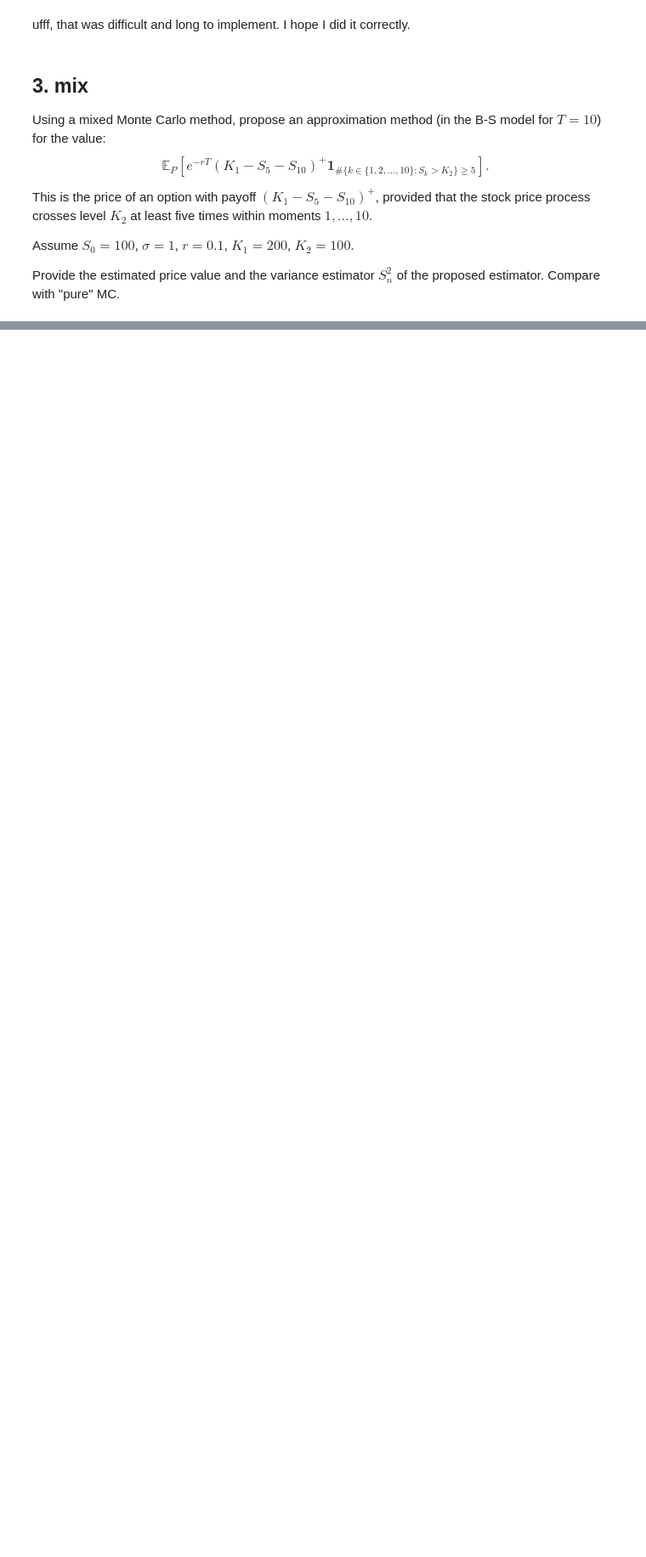
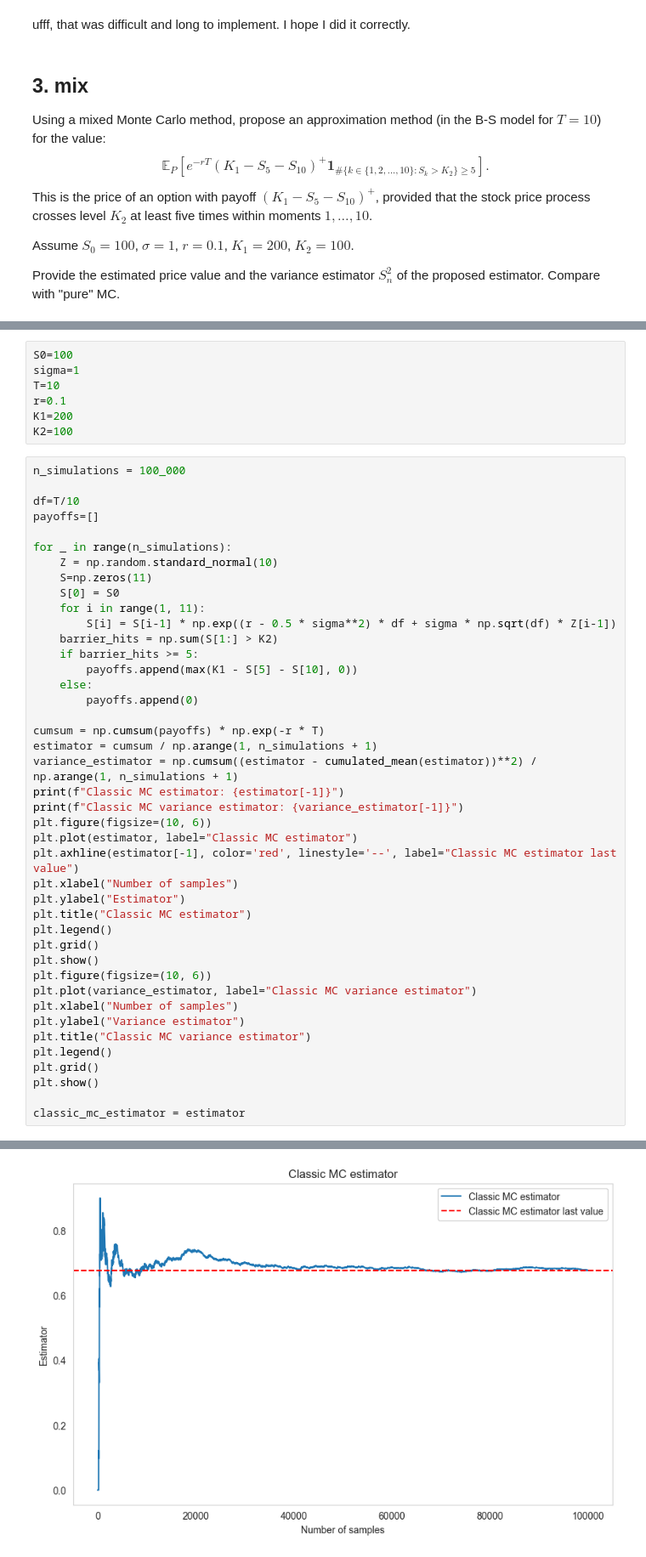
Before and after one commit to fantasy2fry/FinancialMathIntro, a Jupyter notebook: lab6/l6.ipynb, the cells around one changed output, grey strips where cells are left out. Shown at 85% size. Saved outputs shown, nothing was run; the diff lists cells and outputs as text; blank space fills up the shorter version.

```diff
--- a/lab6/l6.ipynb
+++ b/lab6/l6.ipynb
@@ -623,0 +626,50 @@ Provide the estimated price value and the variance estimator $S_n^2$ of the prop
+# %%
+S0=100
+sigma=1
+T=10
+r=0.1
+K1=200
+K2=100
+# %%
+n_simulations = 100_000
+
+df=T/10
+payoffs=[]
+
+for _ in range(n_simulations):
+    Z = np.random.standard_normal(10)
+    S=np.zeros(11)
+    S[0] = S0
+    for i in range(1, 11):
+        S[i] = S[i-1] * np.exp((r - 0.5 * sigma**2) * df + sigma * np.sqrt(df) * Z[i-1])
+    barrier_hits = np.sum(S[1:] > K2)
+    if barrier_hits >= 5:
+        payoffs.append(max(K1 - S[5] - S[10], 0))
+    else:
+        payoffs.append(0)
+
+cumsum = np.cumsum(payoffs) * np.exp(-r * T)
+estimator = cumsum / np.arange(1, n_simulations + 1)
+variance_estimator = np.cumsum((estimator - cumulated_mean(estimator))**2) / np.arange(1, n_simulations + 1)
+print(f"Classic MC estimator: {estimator[-1]}")
+print(f"Classic MC variance estimator: {variance_estimator[-1]}")
+plt.figure(figsize=(10, 6))
+plt.plot(estimator, label="Classic MC estimator")
+plt.axhline(estimator[-1], color='red', linestyle='--', label="Classic MC estimator last value")
+plt.xlabel("Number of samples")
+plt.ylabel("Estimator")
+plt.title("Classic MC estimator")
+plt.legend()
+plt.grid()
+plt.show()
+plt.figure(figsize=(10, 6))
+plt.plot(variance_estimator, label="Classic MC variance estimator")
+plt.xlabel("Number of samples")
+plt.ylabel("Variance estimator")
+plt.title("Classic MC variance estimator")
+plt.legend()
+plt.grid()
+plt.show()
+
+classic_mc_estimator = estimator
+# %% [output]
@@ -623,0 +678 @@ Provide the estimated price value and the variance estimator $S_n^2$ of the prop
+[figure, added]
```
Also changed, not shown: parts of 6 cells of this notebook.
